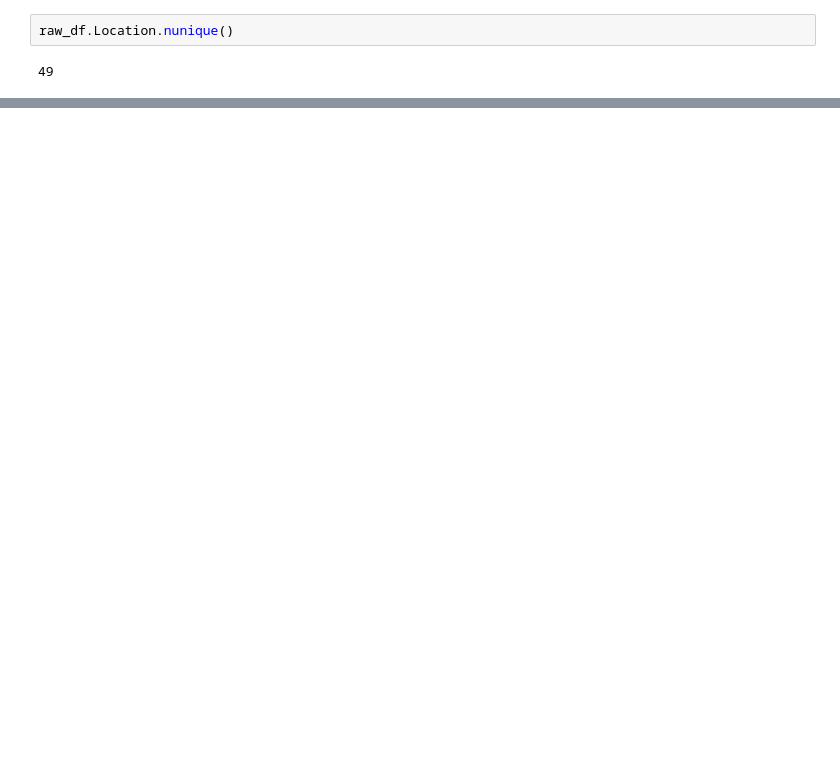
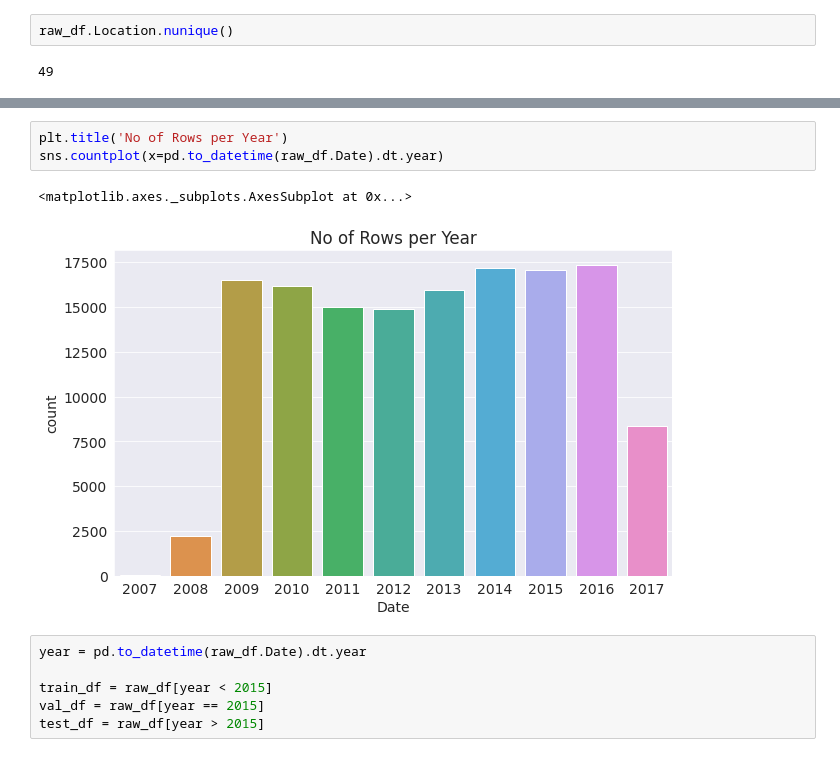
Before and after one commit to 07gaura/ML-Learning, a Jupyter notebook: RainTomorrowUsingLogisticRegression.ipynb, the cells around one changed output, grey strips where cells are left out. Cells and saved outputs as stored; diff of their text form; blank space fills up the shorter version.

```diff
--- a/RainTomorrowUsingLogisticRegression.ipynb
+++ b/RainTomorrowUsingLogisticRegression.ipynb
@@ -122,0 +136,12 @@ px.strip(raw_df.sample(2000),title='Temp (3 pm) vs Humidity (3 pm)',x = 'Temp3pm
+# %%
+plt.title('No of Rows per Year')
+sns.countplot(x=pd.to_datetime(raw_df.Date).dt.year)
+# %% [output]
+<matplotlib.axes._subplots.AxesSubplot at 0x...>
+[figure, added]
+# %%
+year = pd.to_datetime(raw_df.Date).dt.year
+
+train_df = raw_df[year < 2015]
+val_df = raw_df[year == 2015]
+test_df = raw_df[year > 2015]
```
Also changed, not shown: parts of 38 cells of this notebook.
